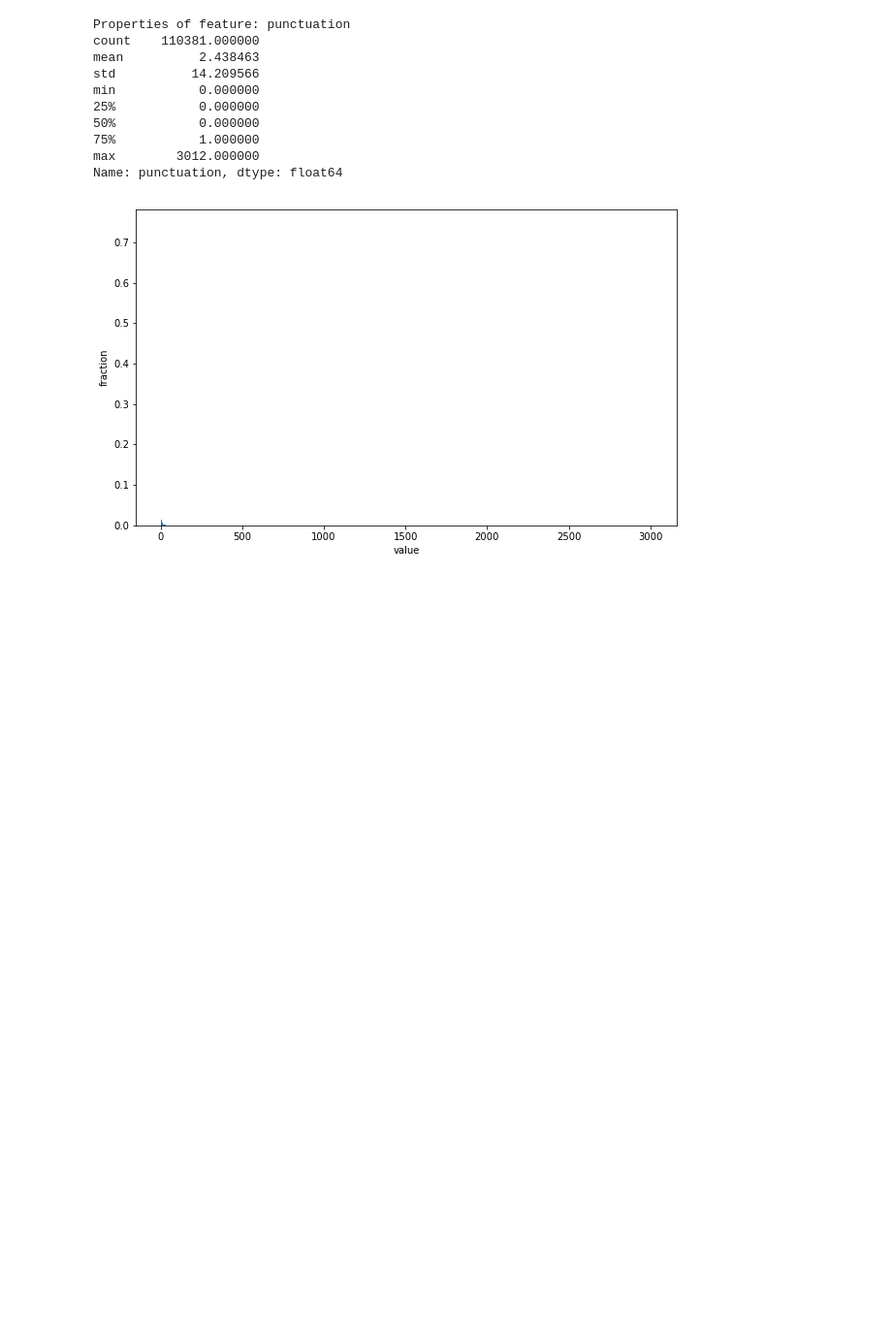
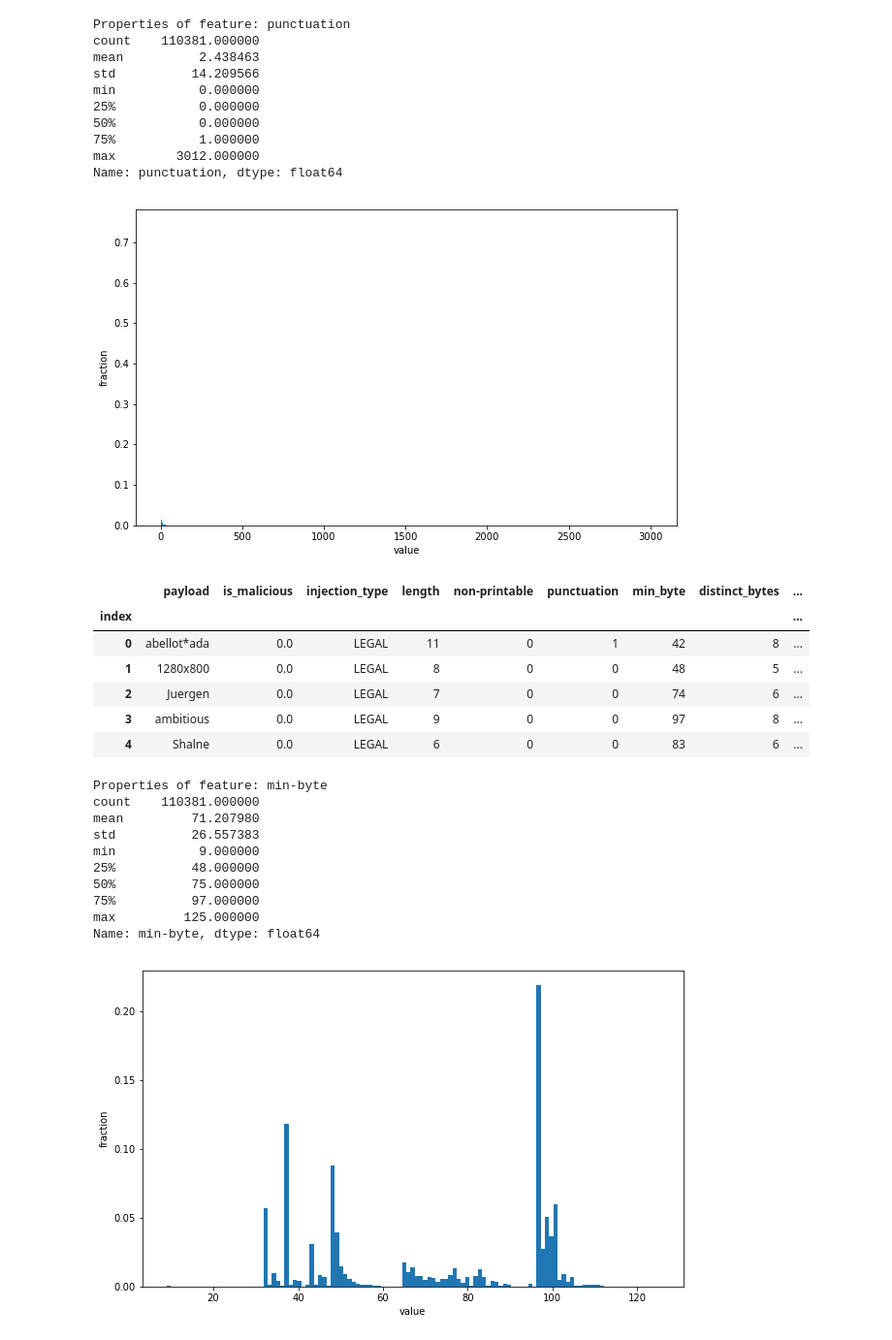
Before and after one commit to grananqvist/Machine-Learning-Web-Application-Firewall-and-Dataset, a Jupyter notebook: Data_analysis.ipynb, the cells around one changed output. Shown at 97% size. Saved outputs shown, nothing was run; the diff lists cells and outputs as text; code cells hidden in the pictures; blank space fills up the shorter version.

```diff
--- a/Data_analysis.ipynb
+++ b/Data_analysis.ipynb
@@ -195,3 +183,36 @@ min           0.000000
 max        3012.000000
 Name: punctuation, dtype: float64
 [figure]
+# %%
+def create_feature_min_byte_value(payloads):
+    '''
+    Feature
+    Minimum byte value in payload
+    '''
+
+    payloads['min-byte'] = [ min(bytearray(str(row), 'utf8')) for row in payloads['payload']]
+    return payloads
+
+create_feature_min_byte_value(payloads)
+display(payloads.head())
+
+plot_feature_distribution(payloads['min-byte'])
+# %% [output]
+|  | payload | is_malicious | injection_type | length | non-printable | punctuation | min_byte | distinct_bytes | ... |
+| index |  |  |  |  |  |  |  |  | ... |
+| 0 | abellot*ada | 0.0 | LEGAL | 11 | 0 | 1 | 42 | 8 | ... |
+| 1 | 1280x800 | 0.0 | LEGAL | 8 | 0 | 0 | 48 | 5 | ... |
+| 2 | Juergen | 0.0 | LEGAL | 7 | 0 | 0 | 74 | 6 | ... |
+| 3 | ambitious | 0.0 | LEGAL | 9 | 0 | 0 | 97 | 8 | ... |
+| 4 | Shalne | 0.0 | LEGAL | 6 | 0 | 0 | 83 | 6 | ... |
+Properties of feature: min-byte
+count    110381.000000
+mean         71.207980
+std          26.557383
+min           9.000000
+25%          48.000000
+50%          75.000000
+75%          97.000000
+max         125.000000
+Name: min-byte, dtype: float64
+[figure, added]
```
Also changed, not shown: parts of 5 cells of this notebook, 1 other file.
